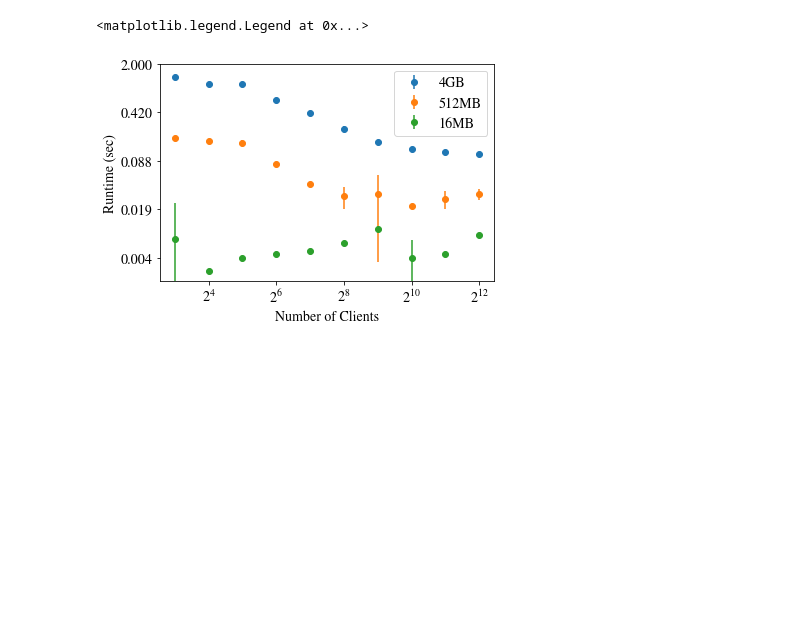
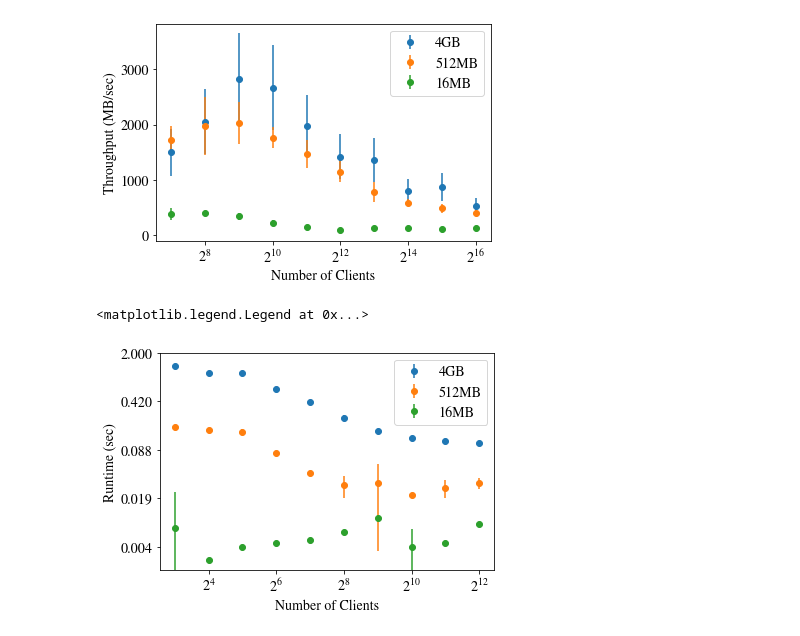
Before and after one commit to mayantaylor/ckio-testsuite, a Jupyter notebook: visualize.ipynb, the cells around one changed output. Drawn from its saved outputs; the diff is of its cells as text; code cells hidden in the pictures; blank space fills up the shorter version.

```diff
--- a/visualize.ipynb
+++ b/visualize.ipynb
@@ -9,6 +9,53 @@ matplotlib.rcParams['font.family'] = 'STIXGeneral'
 matplotlib.rcParams['font.size'] = 14
 
 from matplotlib.ticker import ScalarFormatter, LogLocator
+# %%
+# NAIVE BRIDGES PLOT
+output1 = 'basic-chare-benchmarks/bridges/results/512MB_32tasks_16nodes/summary.out'
+output2 = 'basic-chare-benchmarks/bridges/results/16nodes_32tasks_4GB/summary.out'
+output3 = 'basic-chare-benchmarks/bridges/results/16MB_32tasks_16nodes/summary.out'
+
+
+fig, ax = plt.subplots()
+
+file = output2
+dataframe = pd.read_csv(file, sep=' ', header=None)
+dataframe.columns = ['#Clients', 'run1', 'run2', 'run3', 'run4', 'run5', 'run6', 'run7', 'run8', 'run9', 'run10']
+dataframe = dataframe[dataframe['#Clients'] >= 2**7]
+dataframe = dataframe[dataframe['#Clients'] <= 2**16]
+dataframe['Time'] = dataframe.iloc[:, 1:].mean(axis=1)
+dataframe['TP'] = 4 * 1024 / dataframe['Time']
+plt.errorbar(dataframe['#Clients'], dataframe['TP'], yerr=dataframe.iloc[:, 1:].std(axis=1), fmt='o')
+
+file = output1
+dataframe = pd.read_csv(file, sep=' ', header=None)
+dataframe.columns = ['#PEs', 'Clients', 'Time']
+dataframe['TP'] = 512 / dataframe['Time']
+
+grouped = dataframe.groupby('Clients').agg(['mean', 'std'])
+ax.errorbar(grouped.index, grouped['TP']['mean'], yerr=grouped['TP']['std'], fmt='o')
+
+
+file = output3
+dataframe = pd.read_csv(file, sep=' ', header=None)
+dataframe.columns = ['#PEs', 'Clients', 'Time']
+dataframe['TP'] = 16 / dataframe['Time']
+
+grouped = dataframe.groupby('Clients').agg(['mean', 'std'])
+ax.errorbar(grouped.index, grouped['TP']['mean'], yerr=grouped['TP']['std'], fmt='o')
+
+# plot setup
+ax.set_xscale('log', base=2)
+
+ax.get_yaxis().set_tick_params(which='minor', size=0)
+ax.get_yaxis().set_major_formatter(matplotlib.ticker.ScalarFormatter())
+
+plt.xlabel('Number of Clients')
+plt.ylabel('Throughput (MB/sec)')
+plt.legend([ '4GB', '512MB', '16MB'])
+plt.savefig('figures/bridges_naive.pdf', bbox_inches='tight', format='pdf')
+# %% [output]
+[figure, added]
 # %%
 # GENERATING NAIVE DATA PLOT WITH 16 NODES, 32 TPN
 output1 = "basic-chare-benchmarks/frontier/results/odfr16nodes512tasks4096MB.out"
```
Also changed, not shown: parts of 6 cells of this notebook.
